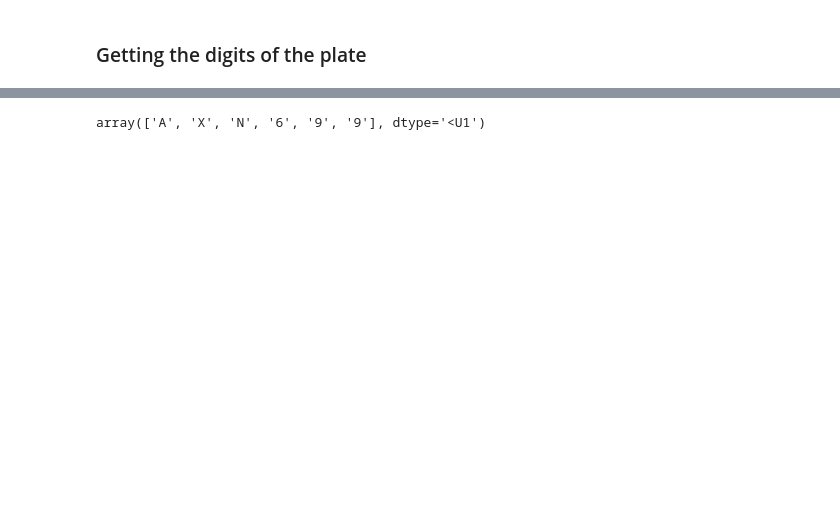
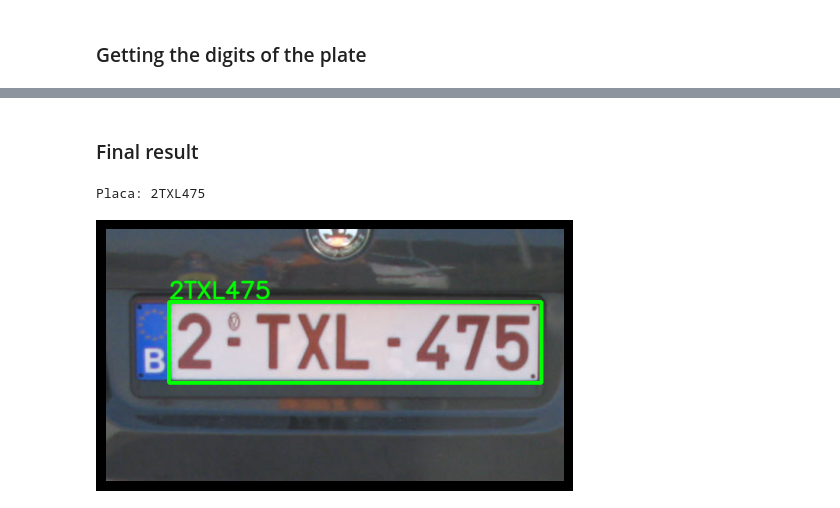
Before and after one commit to dan-behar/Computer_Vision, a Jupyter notebook: Proyecto1/script.ipynb, the cells around one changed output, grey strips where cells are left out. Cells and saved outputs as stored; diff of their text form; code cells hidden in the pictures; blank space fills up the shorter version.

```diff
--- a/Proyecto1/script.ipynb
+++ b/Proyecto1/script.ipynb
@@ -187,7 +234,32 @@ else:
+# %%
+# Removing elements that are not letters but the cutter told that they are
+
+ared = []
+ablue = []
+agreen = []
+for i in range(len(letters_ordered)):
+    x, y, w, h, area = letters_ordered[i]
+    red = np.var(img[y:y+h, x:x+w][:,:,0])
+    green = np.var(img[y:y+h, x:x+w][:,:,1])
+    blue = np.var(img[y:y+h, x:x+w][:,:,2])
+    if blue < green and blue < red:
+        ablue.append(letters_ordered[i])
+    elif green < blue and green < red:
+        agreen.append(letters_ordered[i])
+    else:
+        ared.append(letters_ordered[i])
+
+if len(ablue) == 1:
+    letters_ordered.remove(ablue[0])
+if len(ared) == 1:
+    letters_ordered.remove(ared[0])
+if len(agreen) == 1:
+    letters_ordered.remove(agreen[0])
 # %%
+# Saving the letters for identification
 letters = []
-for i in range(1, components[0]):
-    x, y, w, h, area = components[2][i]
+for i in range(len(letters_ordered)):
+    x, y, w, h, area = letters_ordered[i]
     if area >= mvalue:
         if h > w:
             if h > min_height and h < max_height:
@@ -199,8 +271,25 @@ for i in range(1, components[0]):
 # %%
 # Using the model to make the prediction
 model = joblib.load("model.sav")
+placa = ""
 
 letra = model.predict(letters)
-letra
+for i in range(len(letra)):
+    placa = placa + letra[i]
-# %% [output]
-array(['A', 'X', 'N', '6', '9', '9'], dtype='<U1')
+# %% [markdown]
+### Final result
+# %%
+font = cv.FONT_HERSHEY_SIMPLEX
+org = (xp,yp - 5)
+fontScale = 1
+color = (0, 255, 0)
+thickness = 2
+
+entregable = cv.putText(img_raw, placa, org, font,
+                   fontScale, color, thickness, cv.LINE_AA)
+# %%
+cvlib.imgview(entregable)
+print(f"Placa: {placa}")
+# %% [output]
+Placa: 2TXL475
+[figure, added]
```
Also changed, not shown: parts of 12 cells of this notebook.
